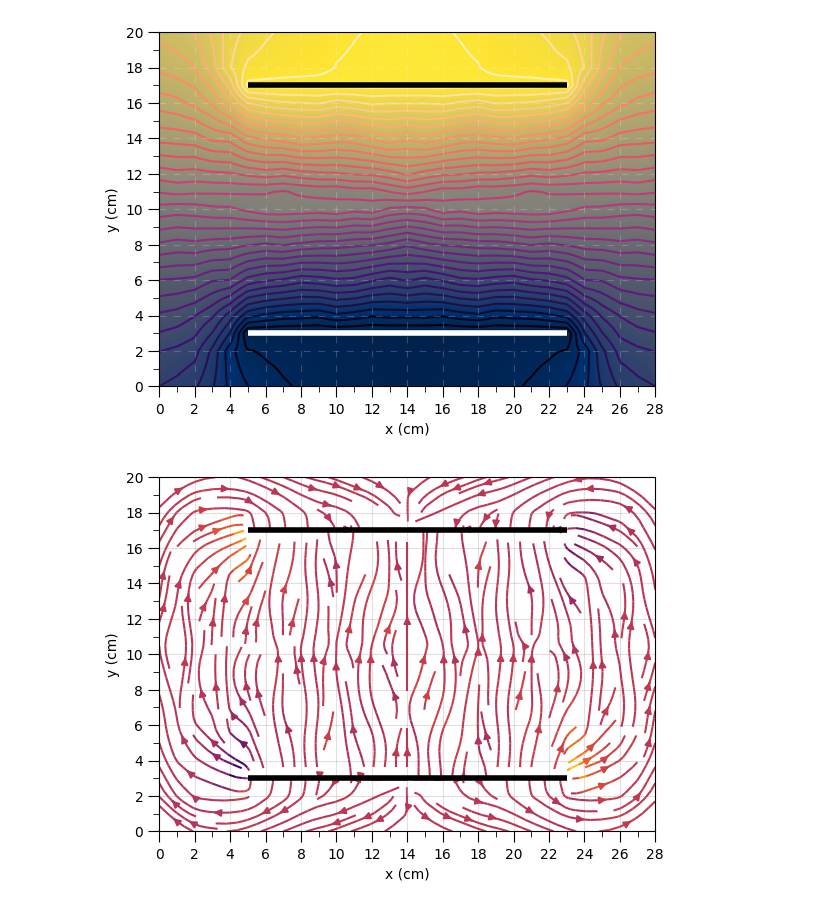
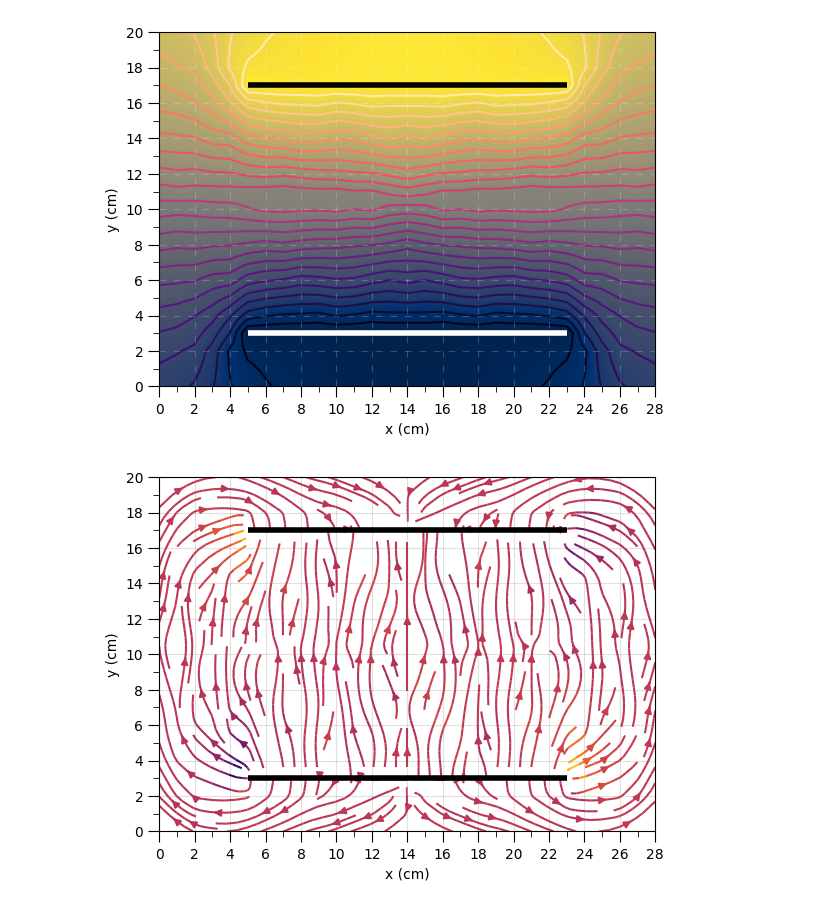
Before and after one commit to Alaviii/PythonPlotting, a Jupyter notebook: Electromagnetismo/practica2equipotenciales/practica2dos.ipynb, the cells around one changed output. Saved outputs shown, nothing was run; the diff lists cells and outputs as text; code cells hidden in the pictures.

```diff
--- a/Electromagnetismo/practica2equipotenciales/practica2dos.ipynb
+++ b/Electromagnetismo/practica2equipotenciales/practica2dos.ipynb
@@ -48,35 +48,35 @@ normalizedFieldGradientV = fieldGradient[1]/normMatrix
 # %%
 fig, ax = plt.subplots()
 
 ax.imshow(data, aspect='equal', cmap = "cividis", origin = "lower", interpolation = "nearest", extent = (0,28,0,20))
-ax.contour(Y, X, data, levels = 33, cmap = 'magma', zorder = 0)
+ax.contour(Y, X, data, levels = 24, cmap = 'magma', zorder = 0)
 
 ax.hlines(17, 5, 23 , "#000000", lw = 4)
 ax.hlines(3, 5, 23, "#FFFFFF", lw = 4)
 
 
 ax.set_xticks(np.arange(0, 29, 2))
 ax.set_xticks(np.arange(1, 29, 2), minor=True)
 
 ax.tick_params(axis='x', which='major', length=8)
 ax.tick_params(axis='x', which='minor', length=4)
 
 ax.set_yticks(np.arange(0, 21, 2))
 ax.set_yticks(np.arange(1, 21, 2), minor=True)
 
 ax.tick_params(axis='y', which='major', length=8)
 ax.tick_params(axis='y', which='minor', length=4)
 
 ax.grid(color = "#FFFFFF", zorder = 10, alpha = 0.2, ls = (0,(6,7)))
 
 ax.set_xlabel("x (cm)")
 ax.set_ylabel("y (cm)")
 
 
 plt.savefig("casoDosEquipotencialesCondensador.png", dpi = 300)
 plt.show()
 # %% [output]
-[figure, old version]
+[figure, new version]
 # %%
 fig, ax = plt.subplots()
 
```
Also changed, not shown: 2 other files.
